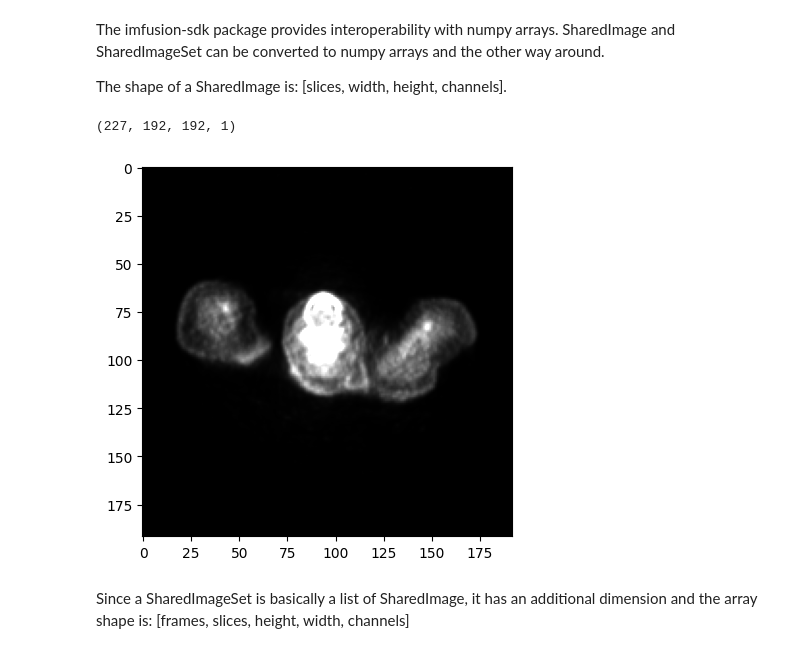
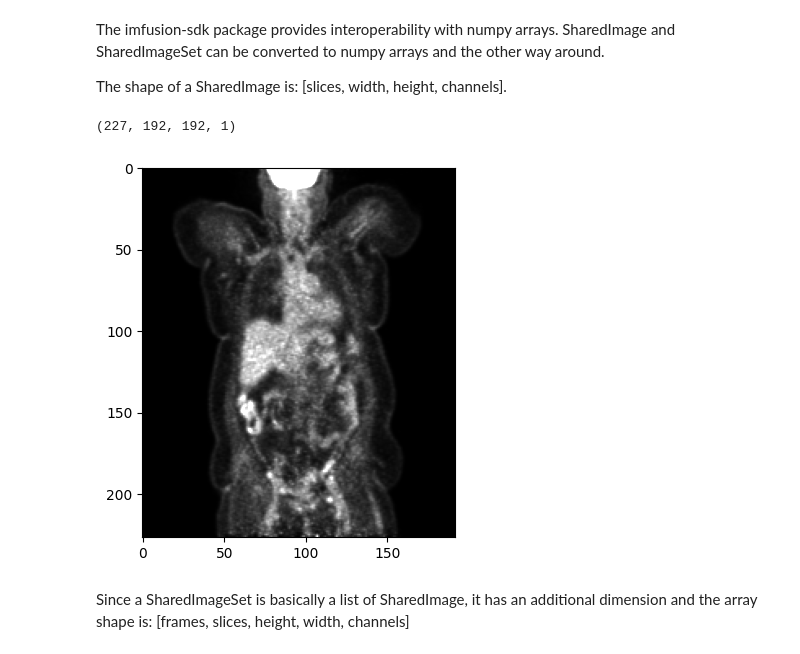
Before and after one commit to ImFusionGmbH/public-python-demos, a Jupyter notebook: imfusion_sdk/1_working_with_images.ipynb, the cells around one changed output. Drawn from its saved outputs; the diff is of its cells as text; code cells hidden in the pictures.

```diff
--- a/imfusion_sdk/1_working_with_images.ipynb
+++ b/imfusion_sdk/1_working_with_images.ipynb
@@ -81,14 +84,14 @@ The shape of a SharedImage is: [slices, width, height, channels].
 # %%
 pet_image = pet.clone()[0]
 array = np.array(pet_image)
 print(pet_image.shape)
 
 # select one slice for plotting
-plt.imshow(array[200, :, :, :], cmap='gray', vmin=0, vmax=7500)
+plt.imshow(array[::-1, 95, :, :], cmap='gray', vmin=0, vmax=15000)
 plt.show()
 # %% [output]
 (227, 192, 192, 1)
-[figure, old version]
+[figure, new version]
 # %% [markdown]
 Since a SharedImageSet is basically a list of SharedImage, it has an additional dimension and the array shape is:
 [frames, slices, height, width, channels]
```
Also changed, not shown: parts of 7 cells of this notebook, 7 other files.
